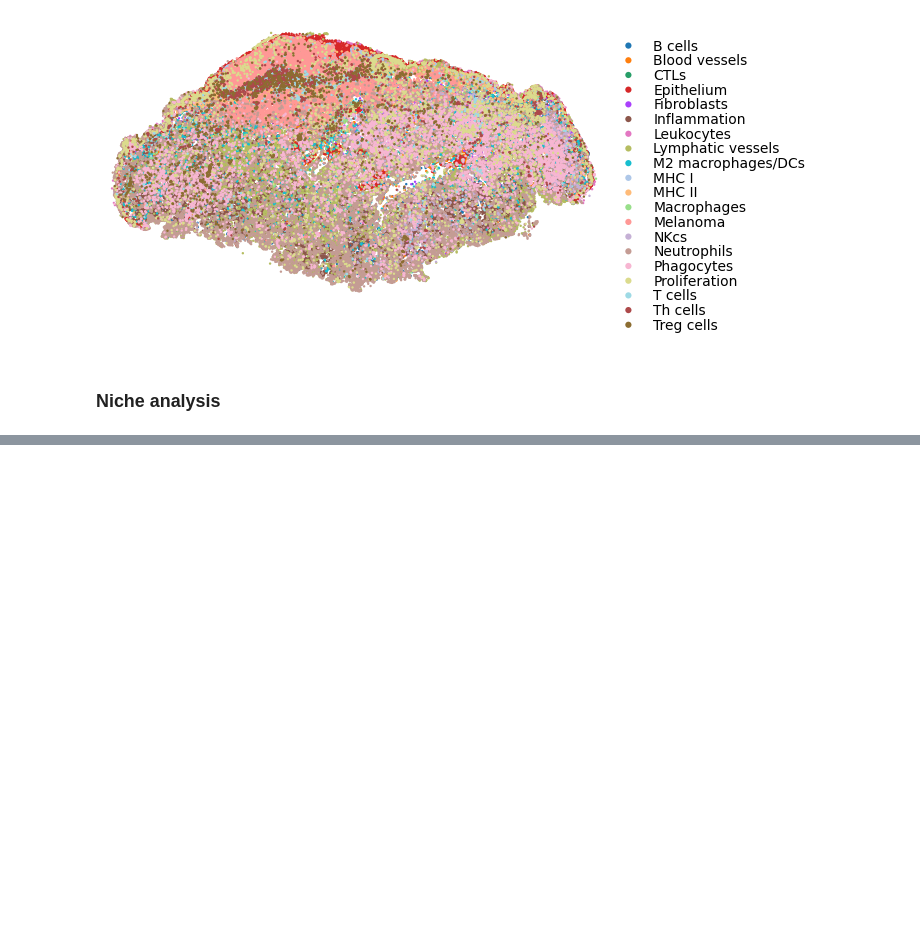
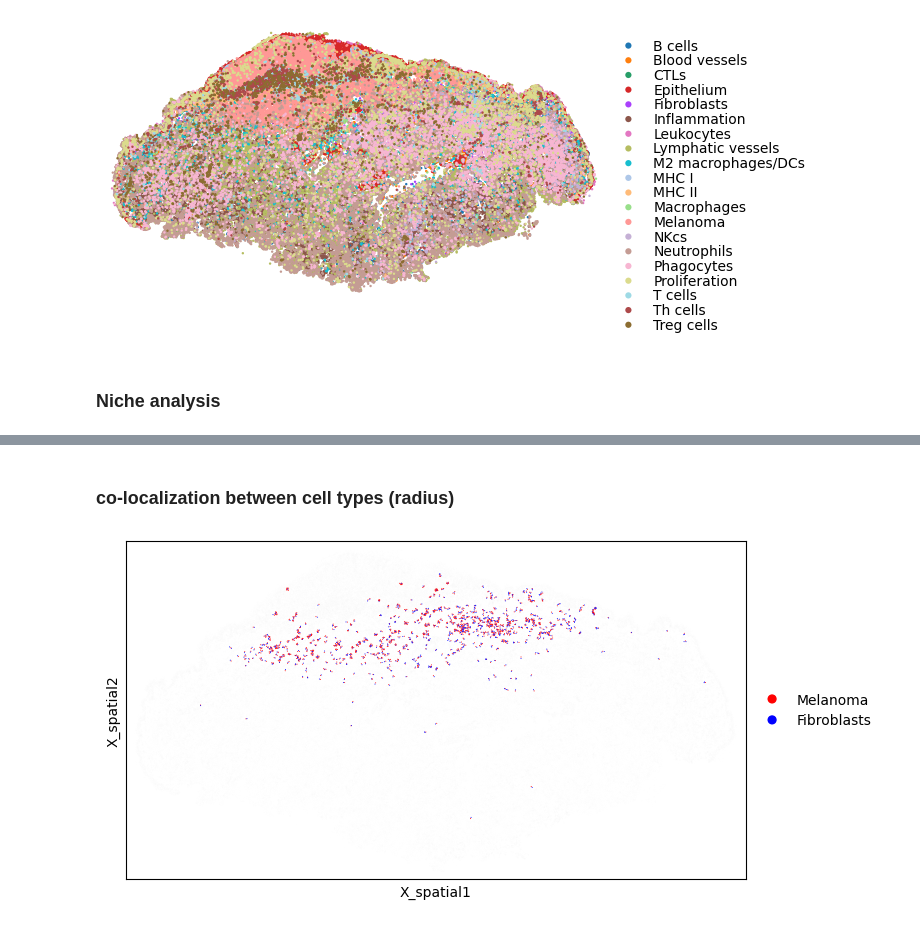
Before and after one commit to GenomicsMachineLearning/qimr-teaching-2024, a Jupyter notebook: 006-spatial-proteomics/CODEX_analysis.ipynb, the cells around one changed output, grey strips where cells are left out. Cells and saved outputs as stored; diff of their text form; code cells hidden in the pictures; blank space fills up the shorter version.

```diff
--- a/006-spatial-proteomics/CODEX_analysis.ipynb
+++ b/006-spatial-proteomics/CODEX_analysis.ipynb
@@ -177,0 +240,34 @@ for library_id, adata in adata_dict.items():
+# %% [markdown]
+### co-localization between cell types (radius)
+# %%
+cell_to_neighbors = mb.calc.cell_neighbors(
+    adata,
+    groupby='cell_type',
+    group1=['Melanoma'],
+    group2=['Fibroblasts'],
+    radius=20
+)
+
+fig, ax = plt.subplots(figsize=(8, 8))
+mb.plot.cell_neighbor_embedding(
+    adata,
+    cell_to_neighbors,
+    palette=['Red', 'Blue'],
+    group1_name='Melanoma',
+    group2_name='Fibroblasts',
+    dot_size_group1=2,
+    dot_size_group2=2,
+    show=False,
+    ax=ax,
+)
+imagecol, imagerow = adata.obsm["spatial"][:,0],adata.obsm["spatial"][:,1]
+plt.imshow(adata.uns['spatial'][library_id]['images']['hires'])
+margin=100
+ax.set_xlim(imagecol.min() - margin, imagecol.max() + margin)
+
+ax.set_ylim(imagerow.min() - margin, imagerow.max() + margin)
+
+ax.set_ylim(ax.get_ylim()[::-1])
+plt.show()
+# %% [output]
+[figure, added]
```
Also changed, not shown: parts of 23 cells of this notebook.
